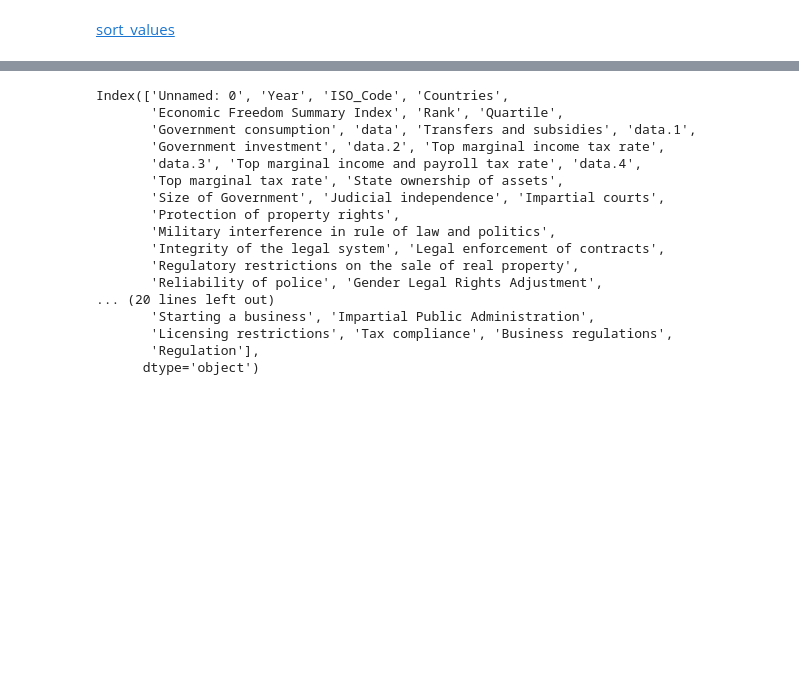
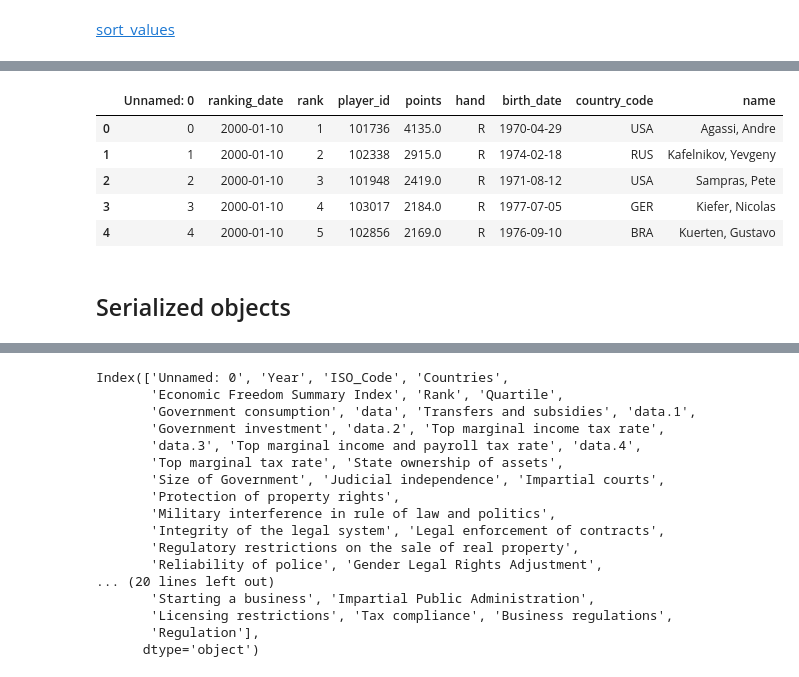
Before and after one commit to AaltoSciComp/data-analysis-workflows-course, a Jupyter notebook: python_exercises/ch2-python-lecture.ipynb, the cells around one changed output, grey strips where cells are left out. Drawn from its saved outputs; the diff is of its cells as text; code cells hidden in the pictures; blank space fills up the shorter version.

Commit message:
chapter-2: Lots of information about binary data formats

```diff
--- a/python_exercises/ch2-python-lecture.ipynb
+++ b/python_exercises/ch2-python-lecture.ipynb
@@ -277,0 +282,12 @@ atp_top1_reigns.sort_values('reign_length', ascending=False).head(5)
+# %%
+atp_data.to_csv('../data/atp_data_python.csv')
+pd.read_csv('../data/atp_data_python.csv').head()
+# %% [output]
+|  | Unnamed: 0 | ranking_date | rank | player_id | points | hand | birth_date | country_code | name |
+| 0 | 0 | 2000-01-10 | 1 | 101736 | 4135.0 | R | 1970-04-29 | USA | Agassi, Andre |
+| 1 | 1 | 2000-01-10 | 2 | 102338 | 2915.0 | R | 1974-02-18 | RUS | Kafelnikov, Yevgeny |
+| 2 | 2 | 2000-01-10 | 3 | 101948 | 2419.0 | R | 1971-08-12 | USA | Sampras, Pete |
+| 3 | 3 | 2000-01-10 | 4 | 103017 | 2184.0 | R | 1977-07-05 | GER | Kiefer, Nicolas |
+| 4 | 4 | 2000-01-10 | 5 | 102856 | 2169.0 | R | 1976-09-10 | BRA | Kuerten, Gustavo |
+# %% [markdown]
+## Serialized objects
```
Also changed, not shown: parts of 10 cells of this notebook, 2 other files.
